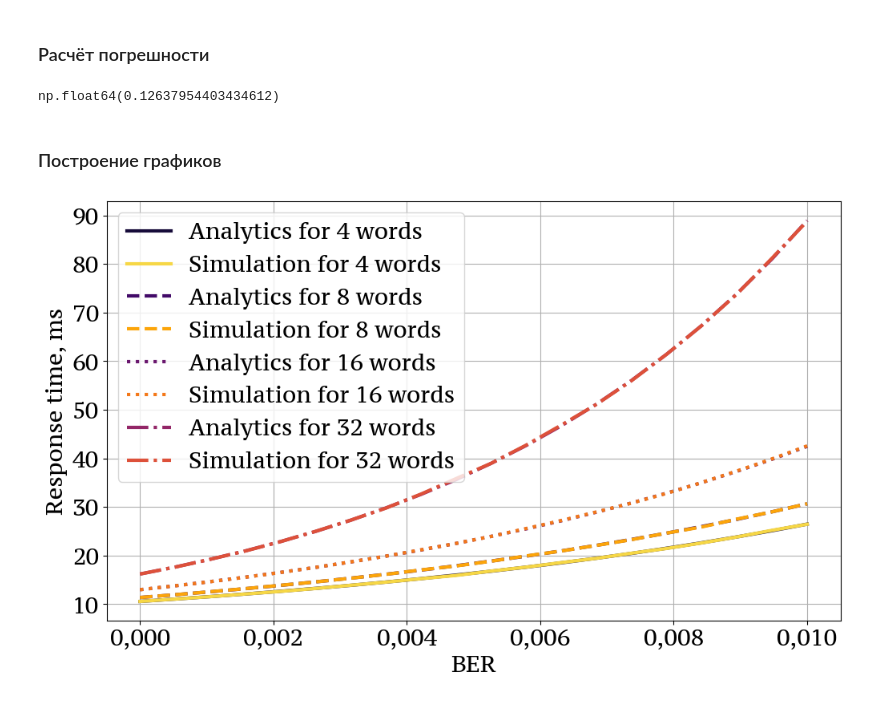
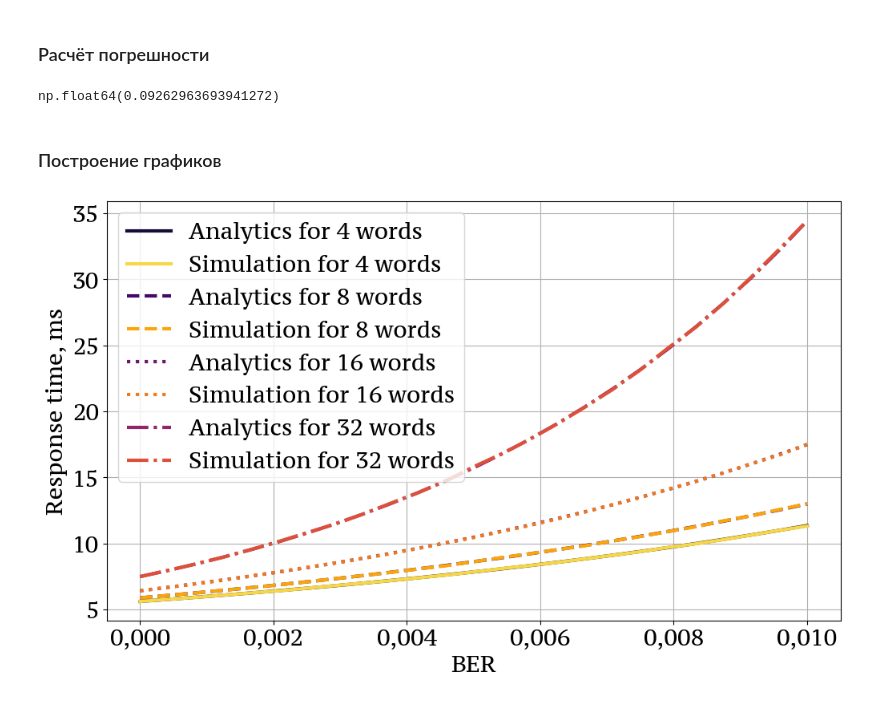
Before and after one commit to VilmenAbramian/simulation, a Jupyter notebook: pysim/experiments/analitical_graphs.ipynb, the cells around one changed output. Drawn from its saved outputs; the diff is of its cells as text; code cells hidden in the pictures.

Commit message:
Add classical Monte-Carlo model

```diff
--- a/pysim/experiments/analitical_graphs.ipynb
+++ b/pysim/experiments/analitical_graphs.ipynb
@@ -54,14 +57,19 @@ from utility.graphs_style import (
 # %% [markdown]
 ### Параметры модели
 # %%
+########################################################
 # Количество моделируемых точек (= имитационок)
 # Рекомендуемое количество от 15 до 30
-POINTS_NUMBER: int = 20
+POINTS_NUMBER: int = 25
+# ------------------------------------------------------
 BER: np.array = np.linspace(0, 0.01, num=POINTS_NUMBER)
+# ------------------------------------------------------
 # Количество повторов в одной симуляции (чем больше, тем выше точность)
 # Рекомендуемое количество от 15_000 до 50_000
-DEFAULT_MAX_TRANSMISSIONS: int = 20_000
+DEFAULT_MAX_TRANSMISSIONS: int = 30_000
+# ------------------------------------------------------
 delta: int = 1e-5 # с. Константа для рассчёта времени
+########################################################
 # %% [markdown]
 ### Изменяемые параметры
 Внимание! Для 1 и 2го сценария количество 'чанков' должно равняться единице!
@@ -91,7 +99,7 @@ TRExt = False
 # ВЫБОР СЦЕНАРИЕВ
 # ------------------------------------------------------
 # Номер сценария (1, 2, 3)
-scenario: int = 1
+scenario: int = 3
 # ------------------------------------------------------
 # Количество передаваемых слов в состоянии Read
 # Для каждого элемента кортежа запускается сет
@@ -99,8 +107,8 @@ scenario: int = 1
 # Соответственно, каждое значение отвечает за
 # одну результирующую кривую. Длина кортежа =
 # = количеству кривых на графике
-# words_numbers: tuple = (4, 8, 16, 32)
-words_numbers: tuple[int, int, int, int] = (2, 4, 6, 8)
+words_numbers: tuple = (4, 8, 16, 32)
+# words_numbers: tuple = (2, 4, 6, 8)
 # ------------------------------------------------------
 # ДЛЯ 1 И 2 СЦЕНАРИЕВ ДОЛЖНО РАВНЯТЬСЯ 1
 # Количество чанков, на которые разбивается
@@ -169,2 +189,8 @@ for i in range(len(words_numbers)):
+# %%
+mc_res_list = []
+for i in range(len(words_numbers)):
+    mc_res_list.append(
+        run_multiple_models(scenario, probs_list[i], t_list[i], DEFAULT_MAX_TRANSMISSIONS)
+)
 # %% [markdown]
 ### Подготовка входных данных для имитационных моделей
@@ -177,12 +205,12 @@ for i in range(len(words_numbers)):
 # %%
-results_list = []
+pp_res_list = []
 for i in range(len(words_numbers)):
     # Результат работы одного пакета имитационок (одна кривая)
     one_packet = run_multiple_simulation(dicts_list[i])
     res = []
     for i in one_packet:
         res.append(i.sim_time/DEFAULT_MAX_TRANSMISSIONS*1_000) # миллисекунды
-    results_list.append(res)
+    pp_res_list.append(res)
 # %% [output]
 Симуляция завершена
 Симуляция завершена
@@ -214,10 +242,10 @@ for i in range(len(words_numbers)):
 # %% [markdown]
 ### Расчёт погрешности
 # %%
-error_values = [abs((j-k)/j*100) for k, j in zip(analit_res_list[3], results_list[3])]
+error_values = [abs((j-k)/j*100) for k, j in zip(analit_res_list[0], pp_res_list[0])]
 sum(error_values)/len(error_values)
 # %% [output]
-np.float64(0.12637954403434612)
+np.float64(0.09262963693941272)
 # %% [markdown]
 ### Построение графиков
 # %%
@@ -239,7 +267,7 @@ ax.plot(
     color=get_color(0.1)
 )
 ax.plot(
-    BER, results_list[0],
+    BER, mc_res_list[0],
     linewidth=3, linestyle='-',
     label=f'Simulation for {words_numbers[0]} words',
     color=get_color(0.9)
@@ -254,7 +282,7 @@ ax.plot(
 )
 
 ax.plot(
-    BER, results_list[1],
+    BER, mc_res_list[1],
     linewidth=3, linestyle='--',
     label=f'Simulation for {words_numbers[1]} words',
     color=get_color(0.8)
@@ -263,33 +291,33 @@ ax.plot(
 # --------------------------------------
 ax.plot(
     BER, analit_res_list[2],
     linewidth=3, linestyle='dotted',
     label=f'Analytics for {words_numbers[2]} words',
     color=get_color(0.3)
 )
 ax.plot(
-    BER, results_list[2],
+    BER, mc_res_list[2],
     linewidth=3, linestyle='dotted',
     label=f'Simulation for {words_numbers[2]} words',
     color=get_color(0.7)
 )
 # 4я пара
 # --------------------------------------
 ax.plot(
     BER, analit_res_list[3],
     linewidth=3, linestyle='dashdot',
     label=f'Analytics for {words_numbers[3]} words',
     color=get_color(0.4)
 )
 ax.plot(
-    BER, results_list[3],
+    BER, mc_res_list[3],
     linewidth=3, linestyle='dashdot',
     label=f'Simulation for {words_numbers[3]} words',
     color=get_color(0.6)
 )
 # --------------------------------------
 plt.legend(prop={"size":20})
 plt.grid()
 plt.savefig(f'img/{scenario}_scenario_large')
 # %% [output]
-[figure, old version]
+[figure, new version]
```
Also changed, not shown: parts of 9 cells of this notebook, 3 other files.
